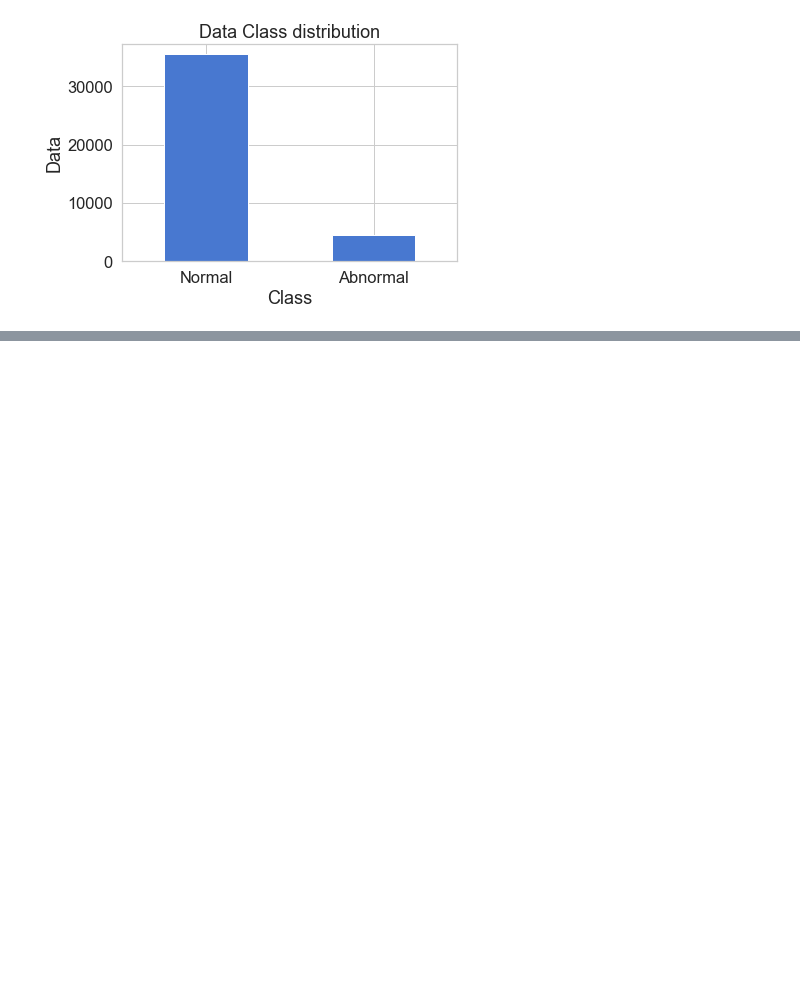
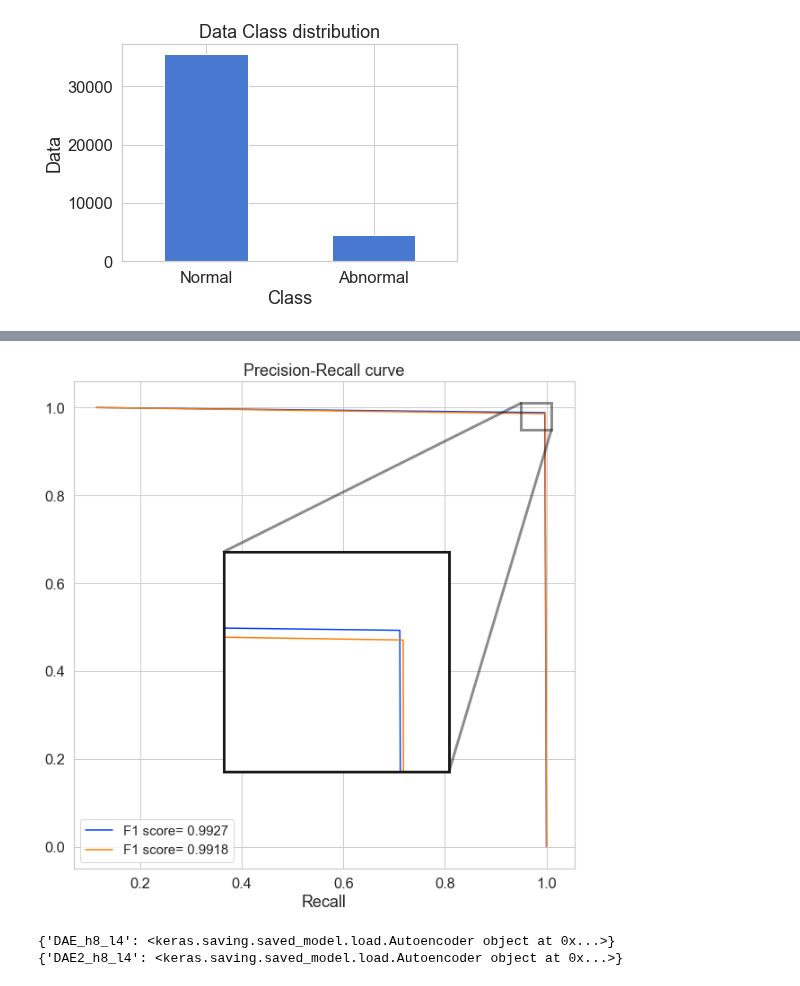
Before and after one commit to 98uranus/Autoencoder, a Jupyter notebook: Garbage.ipynb, the cells around one changed output, grey strips where cells are left out. Cells and saved outputs as stored; diff of their text form; code cells hidden in the pictures; blank space fills up the shorter version.

```diff
--- a/Garbage.ipynb
+++ b/Garbage.ipynb
@@ -166,0 +370,45 @@ Name: RPM1, Length: 17748, dtype: float64
+# %%
+df = calculate_result("AE2_h8_l4")
+df2 = calculate_result("DAE2_h8_l4")
+
+fig, ax = plt.subplots(figsize=[10, 10])
+sns.set_palette("bright")
+
+ax.plot(df2["DAE2_h8_l4"][1]['precision'], df2["DAE2_h8_l4"][1]['recall'], label='F1 score= %0.4f'% df2["DAE2_h8_l4"][1]['f1'])
+ax.plot(df["AE2_h8_l4"][1]['precision'], df["AE2_h8_l4"][1]['recall'], label='F1 score= %0.4f'% df["AE2_h8_l4"][1]['f1'])
+ax.set_xlabel("Precision")
+ax.set_xlabel("Recall")
+ax.set_title("Precision-Recall curve")
+ax.legend(loc='lower left', prop={'size': 15})
+
+axins = ax.inset_axes([0.3, 0.2, 0.45, 0.45])
+
+axins.plot(df2["DAE2_h8_l4"][1]['precision'], df2["DAE2_h8_l4"][1]['recall'], label='F1 score= %0.4f'% df2["DAE2_h8_l4"][1]['f1'])
+axins.plot(df["AE2_h8_l4"][1]['precision'], df["AE2_h8_l4"][1]['recall'], label='F1 score= %0.4f'% df["AE2_h8_l4"][1]['f1'])
+
+x1, x2, y1, y2 = 0.95, 1.01, 0.95, 1.01
+axins.set_xlim(x1, x2)
+axins.set_ylim(y1, y2)
+
+for axis in ['top', 'bottom', 'left', 'right']:
+    axins.spines[axis].set_linewidth(3)
+    axins.spines[axis].set_color('k')
+
+axins.set_xticks([])
+axins.set_yticks([])
+axins.grid()
+
+# indicator = ax.indicate_inset_zoom(axins, edgecolor="black", linewidth = 3)
+indicator = ax.indicate_inset_zoom(axins)
+indicator[0].set_linewidth(3)
+indicator[0].set_edgecolor('k')
+# indicator[0].set_color('k')
+
+indicator[1][0].set_linewidth(3)
+indicator[1][1].set_linewidth(3)
+indicator[1][2].set_linewidth(3)
+indicator[1][3].set_linewidth(3)
+
+indicator[1][1].set_color('k')
+indicator[1][2].set_color('k')
+# %% [output]
@@ -166,0 +419,11 @@ Name: RPM1, Length: 17748, dtype: float64
+[figure, added]
+# %%
+Model_Name = ['DAE_h8_l4','DAE2_h8_l4']
+AE_models = ['DAE_h8_l4','DAE2_h8_l4']
+for i in AE_models:
+    k = {}
+    k[i] = load_model(i)
+    print(k)
+# %% [output]
+{'DAE_h8_l4': <keras.saving.saved_model.load.Autoencoder object at 0x...>}
+{'DAE2_h8_l4': <keras.saving.saved_model.load.Autoencoder object at 0x...>}
```
Also changed, not shown: parts of 10 cells of this notebook, 14 other files.
